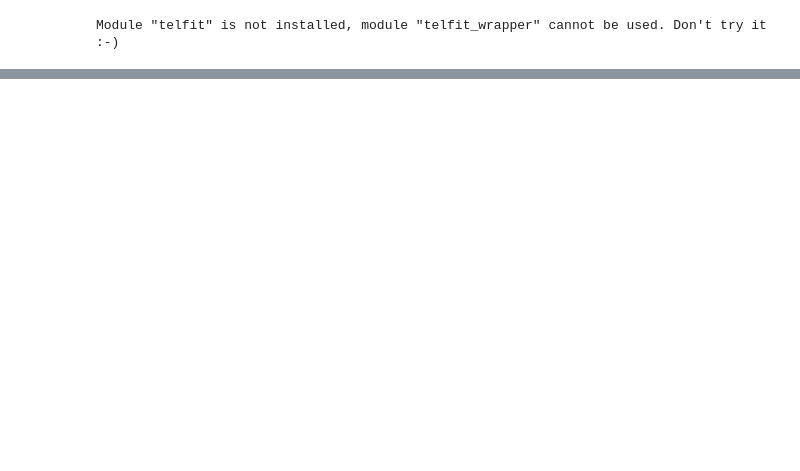
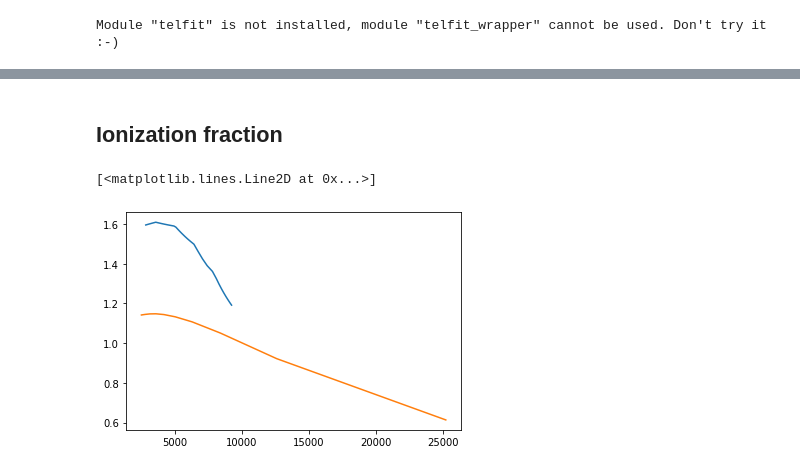
Before and after one commit to MingjieJian/pymoog, a Jupyter notebook: pymoog/internal.ipynb, the cells around one changed output, grey strips where cells are left out. Saved outputs shown, nothing was run; the diff lists cells and outputs as text; code cells hidden in the pictures; blank space fills up the shorter version.

```diff
--- a/pymoog/internal.ipynb
+++ b/pymoog/internal.ipynb
@@ -8,5 +8,10 @@ import astropy.units as u
 import synth
 import pymoog
 import rulerwd
+import os
+import re
+
+MOOG_path = '{}/.pymoog/moog_nosm/moog_nosm_NOV2019/'.format(os.environ['HOME'])
+MOOG_run_path = '{}/.pymoog/rundir/'.format(os.environ['HOME'])
 # %% [output]
 Module "telfit" is not installed, module "telfit_wrapper" cannot be used. Don't try it :-)
@@ -109,12 +17,0 @@ linelist_single = linelist_single.loc[[0,1,4,5,7,9]].reset_index(drop=True)
-# %%
-i = 5
-EW_list = []
-for i in range(len(linelist_single)):
-    spec_width = 0.225
-    tar_wav = linelist_single.loc[i, 'wavelength']
-    del_wav = solar_spec.loc[1, 'wavelength'] - solar_spec.loc[0, 'wavelength']
-    # plt.plot(solar_spec['wavelength'], solar_spec['flux'])
-    # plt.xlim(tar_wav-2, tar_wav+2)
-    # plt.axvspan(tar_wav-spec_width, tar_wav+spec_width, color='red', alpha=0.3)
-    EW = np.sum(1 - solar_spec.loc[np.abs(solar_spec['wavelength']-tar_wav)<=spec_width, 'flux']) * del_wav * 1000
-    EW_list.append(EW)
@@ -176,0 +47,2 @@ linelist
+# %% [markdown]
+## Ionization fraction
@@ -176,0 +89,14 @@ linelist
+# %%
+_, atmosphere = pymoog.contri_func.cal_contri_func(MOOG_run_path + 'MOOG.out1')
+# %%
+i = 26
+plt.plot(atmosphere['T'], partition_func_all[i][1] / partition_func_all[i][0])
+
+theta = np.arange(0.2, 2.1, 0.2)
+T = 5040 / theta
+p_f0 = np.array([3.76, 2.04, 1.664, 1.519, 1.446, 1.402, 1.372, 1.35, 1.332, 1.317])
+p_f1 = np.array([2.307, 1.881, 1.749, 1.682, 1.638, 1.604, 1.575, 1.549, 1.525, 1.504])
+plt.plot(T, p_f1/p_f0)
+# %% [output]
+[<matplotlib.lines.Line2D at 0x...>]
+[figure, added]
```
Also changed, not shown: parts of 20 cells of this notebook, 30 other files.
